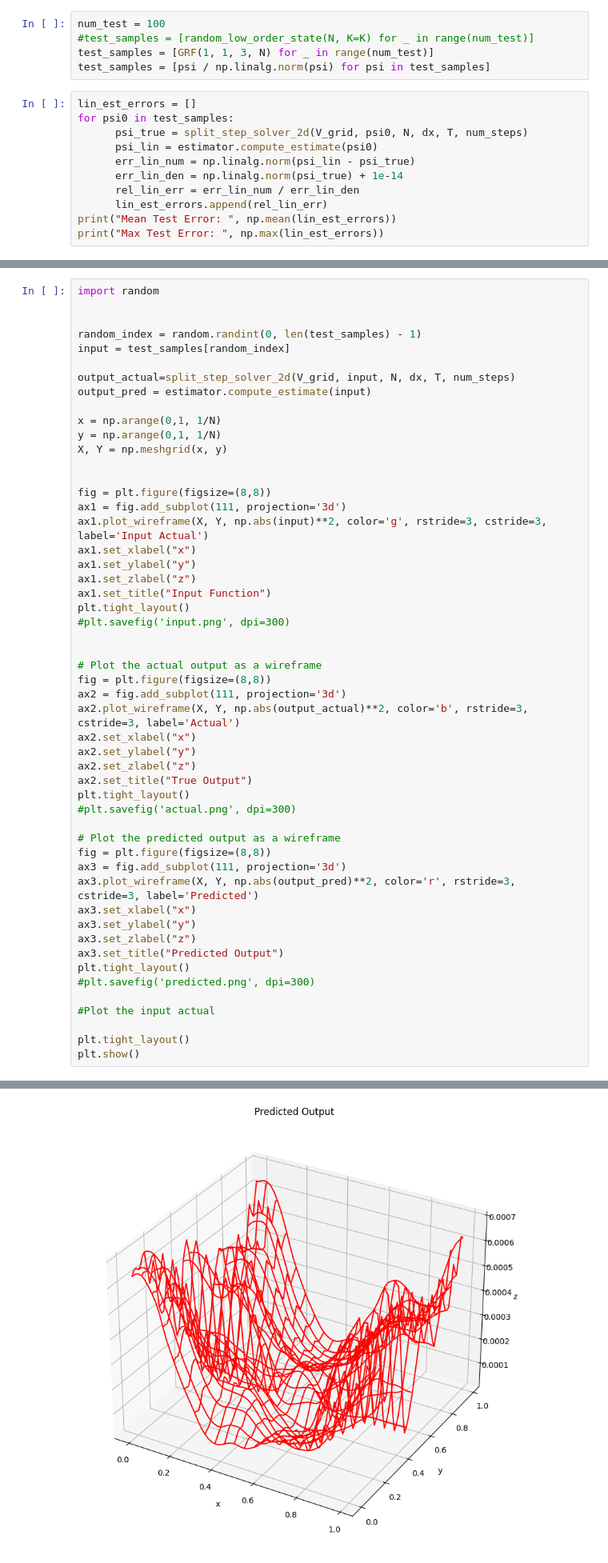
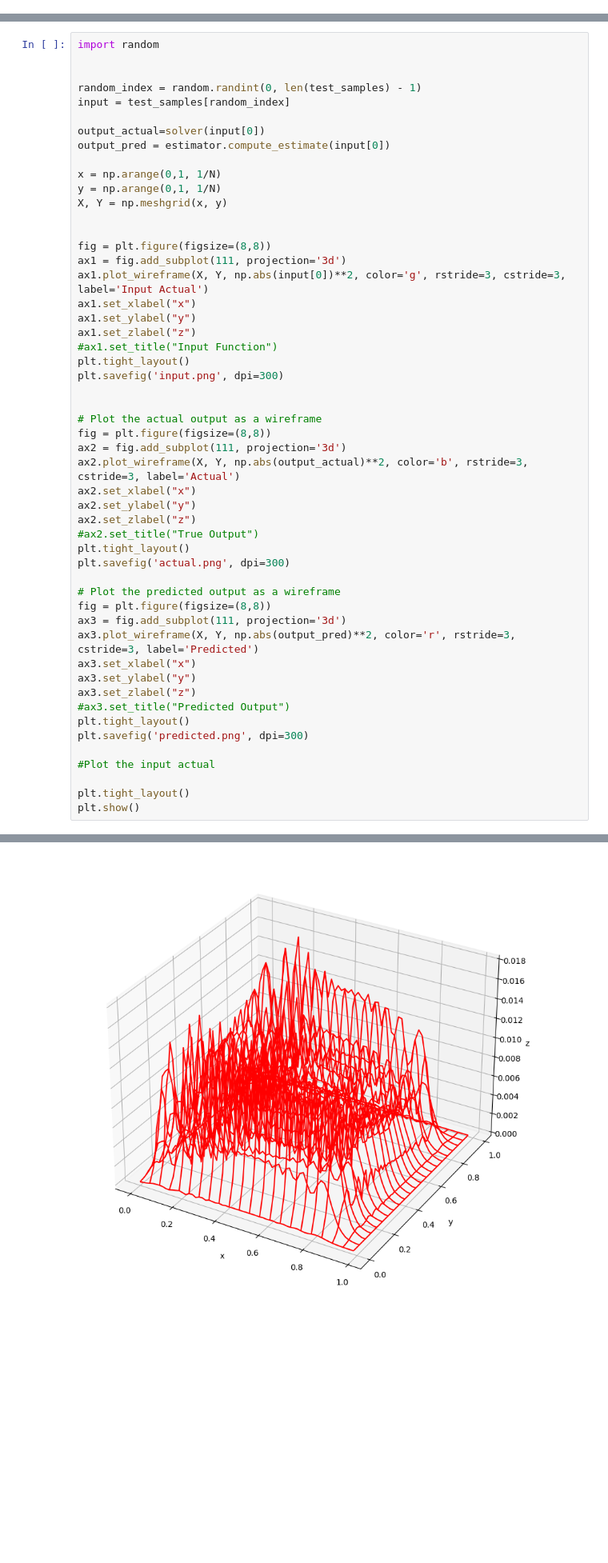
Before and after one commit to yashpatel5400/schrodinger_op, a Jupyter notebook: schrodinger.ipynb, the cells around one changed output, grey strips where cells are left out. Shown at 80% size. Cells and saved outputs as stored; diff of their text form; blank space fills up the shorter version.

```diff
--- a/schrodinger.ipynb
+++ b/schrodinger.ipynb
@@ -58,16 +2,0 @@ estimator = LinearEstimator(V_grid, N, dx, T, num_steps, K)
-# %%
-num_test = 100
-#test_samples = [random_low_order_state(N, K=K) for _ in range(num_test)]
-test_samples = [GRF(1, 1, 3, N) for _ in range(num_test)]
-test_samples = [psi / np.linalg.norm(psi) for psi in test_samples]
-# %%
-lin_est_errors = []
-for psi0 in test_samples:
-      psi_true = split_step_solver_2d(V_grid, psi0, N, dx, T, num_steps)
-      psi_lin = estimator.compute_estimate(psi0)
-      err_lin_num = np.linalg.norm(psi_lin - psi_true)
-      err_lin_den = np.linalg.norm(psi_true) + 1e-14
-      rel_lin_err = err_lin_num / err_lin_den
-      lin_est_errors.append(rel_lin_err)
-print("Mean Test Error: ", np.mean(lin_est_errors))
-print("Max Test Error: ", np.max(lin_est_errors))
@@ -83,8 +168,8 @@ import random
 random_index = random.randint(0, len(test_samples) - 1)
 input = test_samples[random_index]
 
-output_actual=split_step_solver_2d(V_grid, input, N, dx, T, num_steps)
-output_pred = estimator.compute_estimate(input)
+output_actual=solver(input[0])
+output_pred = estimator.compute_estimate(input[0])
 
 x = np.arange(0,1, 1/N)
 y = np.arange(0,1, 1/N)
@@ -93,13 +178,13 @@ X, Y = np.meshgrid(x, y)
 
 fig = plt.figure(figsize=(8,8))
 ax1 = fig.add_subplot(111, projection='3d')
-ax1.plot_wireframe(X, Y, np.abs(input)**2, color='g', rstride=3, cstride=3, label='Input Actual')
+ax1.plot_wireframe(X, Y, np.abs(input[0])**2, color='g', rstride=3, cstride=3, label='Input Actual')
 ax1.set_xlabel("x")
 ax1.set_ylabel("y")
 ax1.set_zlabel("z")
-ax1.set_title("Input Function")
+#ax1.set_title("Input Function")
 plt.tight_layout()
-#plt.savefig('input.png', dpi=300)
+plt.savefig('input.png', dpi=300)
 
 
 # Plot the actual output as a wireframe
@@ -109,9 +194,9 @@ ax2.plot_wireframe(X, Y, np.abs(output_actual)**2, color='b', rstride=3, cstride
 ax2.set_xlabel("x")
 ax2.set_ylabel("y")
 ax2.set_zlabel("z")
-ax2.set_title("True Output")
+#ax2.set_title("True Output")
 plt.tight_layout()
-#plt.savefig('actual.png', dpi=300)
+plt.savefig('actual.png', dpi=300)
 
 # Plot the predicted output as a wireframe
 fig = plt.figure(figsize=(8,8))
@@ -120,9 +205,9 @@ ax3.plot_wireframe(X, Y, np.abs(output_pred)**2, color='r', rstride=3, cstride=3
 ax3.set_xlabel("x")
 ax3.set_ylabel("y")
 ax3.set_zlabel("z")
-ax3.set_title("Predicted Output")
+#ax3.set_title("Predicted Output")
 plt.tight_layout()
-#plt.savefig('predicted.png', dpi=300)
+plt.savefig('predicted.png', dpi=300)
 
 #Plot the input actual
 
@@ -134 +219 @@ plt.show()
-[figure, old version]
+[figure, new version]
```
Also changed, not shown: parts of 19 cells of this notebook.
